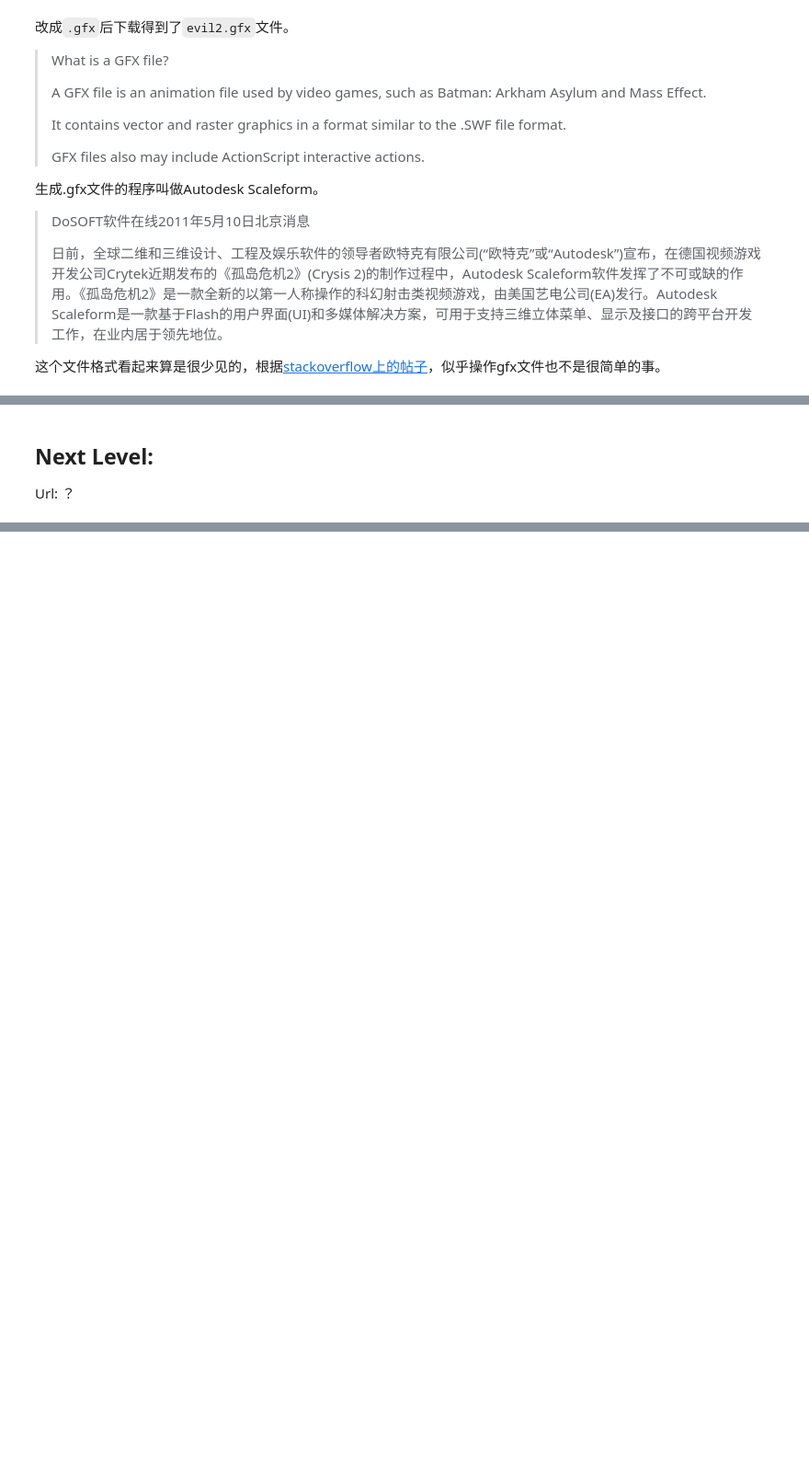
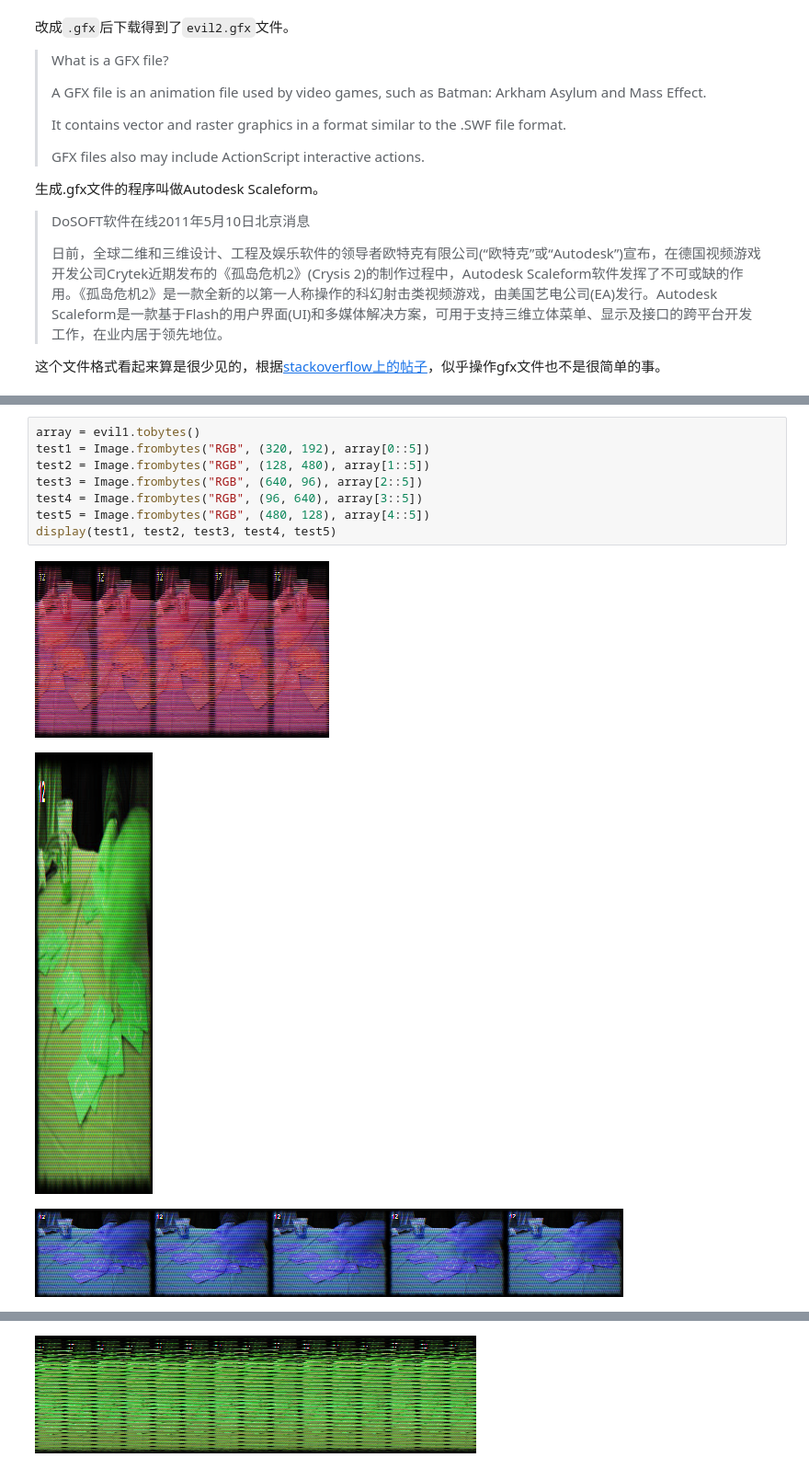
Before and after one commit to HarbingerLeo/The-Python-Challenge, a Jupyter notebook: 12.ipynb, the cells around one changed output, grey strips where cells are left out. Shown at 92% size. Saved outputs shown, nothing was run; the diff lists cells and outputs as text; blank space fills up the shorter version.

```diff
--- a/12.ipynb
+++ b/12.ipynb
@@ -77,3 +81,12 @@ with Image.open(
-# %% [markdown]
-## Next Level:
-Url: ？
+# %%
+array = evil1.tobytes()
+test1 = Image.frombytes("RGB", (320, 192), array[0::5])
+test2 = Image.frombytes("RGB", (128, 480), array[1::5])
+test3 = Image.frombytes("RGB", (640, 96), array[2::5])
+test4 = Image.frombytes("RGB", (96, 640), array[3::5])
+test5 = Image.frombytes("RGB", (480, 128), array[4::5])
+display(test1, test2, test3, test4, test5)
+# %% [output]
+[figure, added]
+[figure, added]
+[figure, added]
@@ -79,0 +94 @@ Url: ？
+[figure, added]
```
Also changed, not shown: parts of 8 cells of this notebook.
